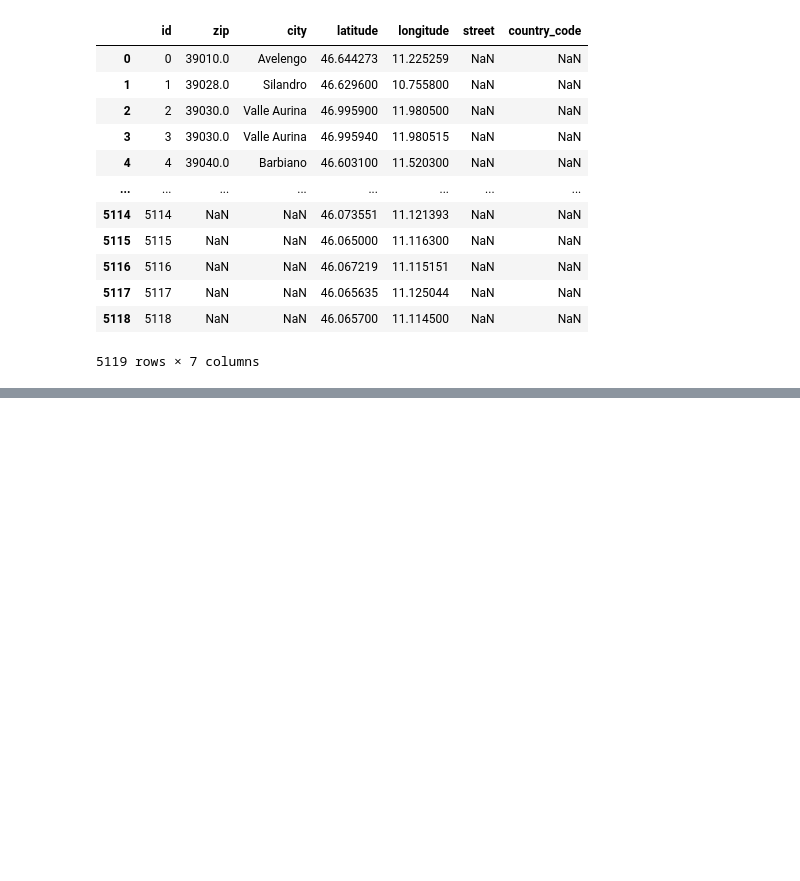
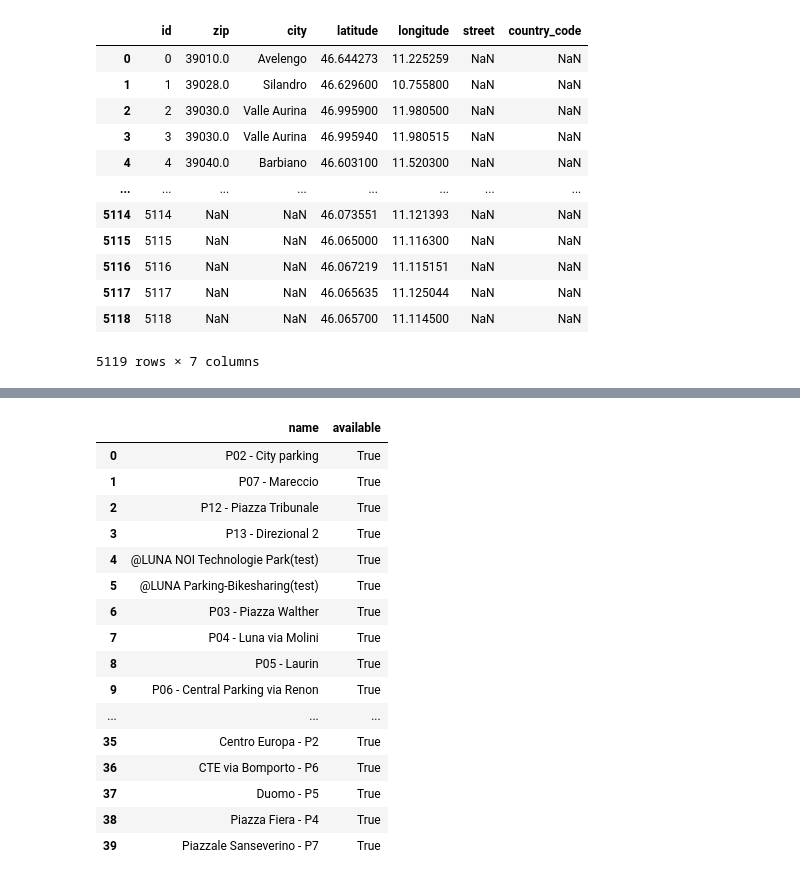
Before and after one commit to EdoWhite/Data_Curation_Integration, a Jupyter notebook: notebook.ipynb, the cells around one changed output, grey strips where cells are left out. Saved outputs shown, nothing was run; the diff lists cells and outputs as text; code cells hidden in the pictures; blank space fills up the shorter version.

```diff
--- a/notebook.ipynb
+++ b/notebook.ipynb
@@ -779,0 +855,29 @@ date.to_csv("./data/postProcessed_csv/date.csv", index=False)
+# %%
+q = """
+PREFIX parkplace: <http://example.org/parkplace#>
+SELECT ?name ?available
+WHERE {
+    ?parkplace parkplace:name ?name ;
+               parkplace:available ?available .
+}
+"""
+df = sparql_dataframe.get(endpoint, q)
+df
+# %% [output]
+|  | name | available |
+| 0 | P02 - City parking | True |
+| 1 | P07 - Mareccio | True |
+| 2 | P12 - Piazza Tribunale | True |
+| 3 | P13 - Direzional 2 | True |
+| 4 | @LUNA NOI Technologie Park(test) | True |
+| 5 | @LUNA Parking-Bikesharing(test) | True |
+| 6 | P03 - Piazza Walther | True |
+| 7 | P04 - Luna via Molini | True |
+| 8 | P05 - Laurin | True |
+| 9 | P06 - Central Parking via Renon | True |
+| ... | ... | ... |
+| 35 | Centro Europa - P2 | True |
+| 36 | CTE via Bomporto - P6 | True |
+| 37 | Duomo - P5 | True |
+| 38 | Piazza Fiera - P4 | True |
+| 39 | Piazzale Sanseverino - P7 | True |
```
Also changed, not shown: parts of 10 cells of this notebook, 3 other files.
